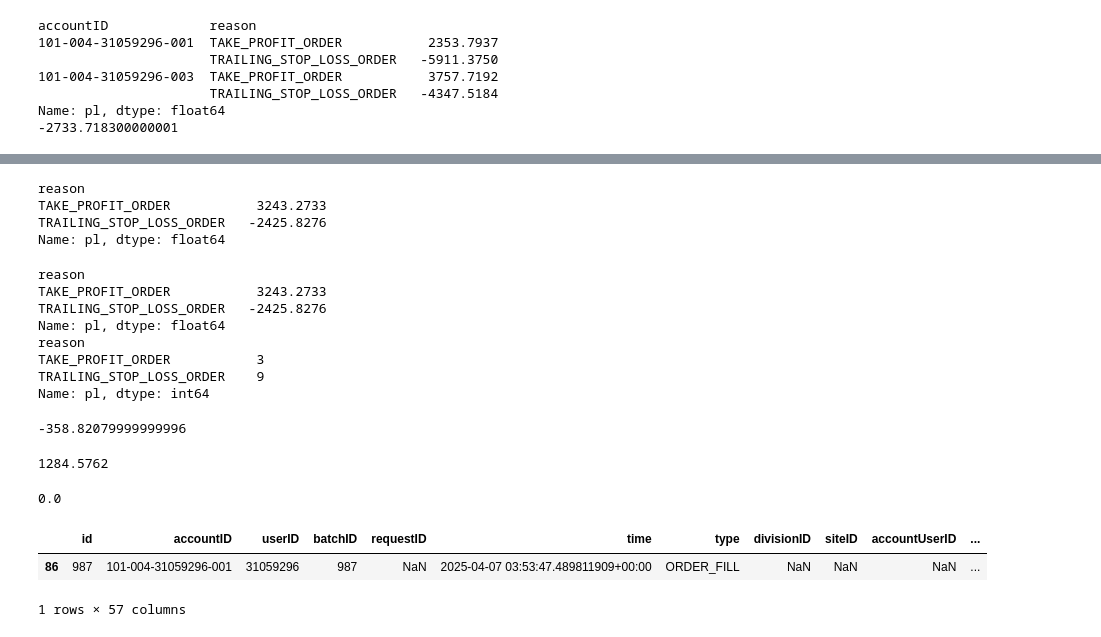
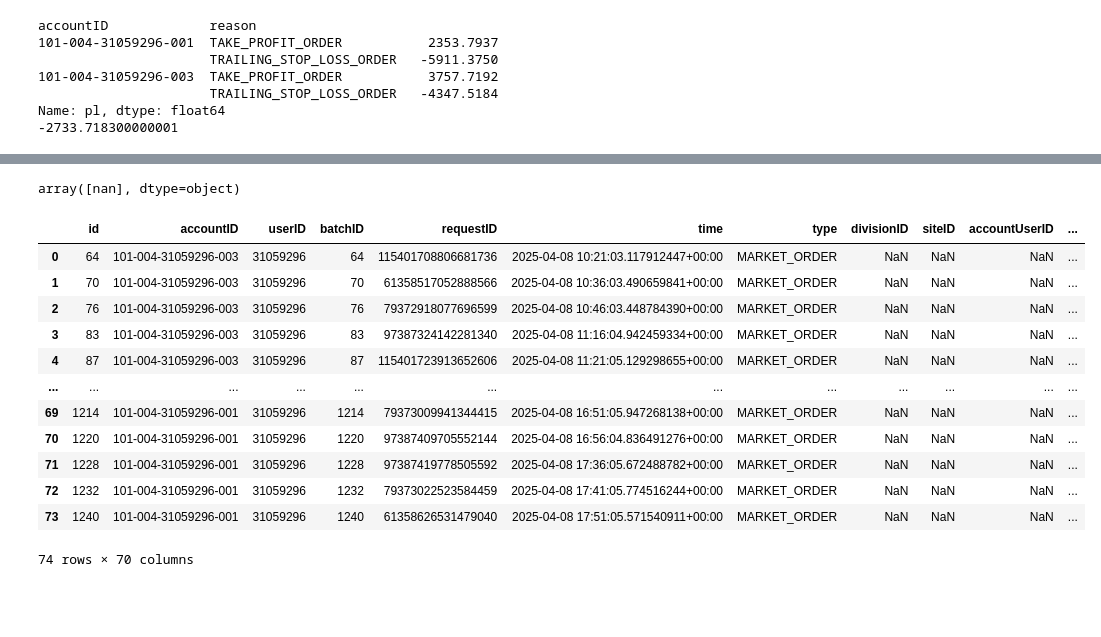
Before and after one commit to vgupta2710/Equity-Plans, a Jupyter notebook: deepnote/Data_Importer/3. Forex PnL.ipynb, the cells around one changed output, grey strips where cells are left out. Saved outputs shown, nothing was run; the diff lists cells and outputs as text; code cells hidden in the pictures; blank space fills up the shorter version.

```diff
--- a/deepnote/Data_Importer/3. Forex PnL.ipynb
+++ b/deepnote/Data_Importer/3. Forex PnL.ipynb
@@ -87,22 +54,0 @@ trans_orders
-# %%
-all_transactions['date'] = all_transactions['time'].dt.date
-all_transactions = all_transactions[all_transactions['date'] == all_transactions['date'].max()]
-all_transactions['pl'] = pd.to_numeric(all_transactions['pl'])
-all_transactions[all_transactions['reason'].isin(['TRAILING_STOP_LOSS_ORDER', 'TAKE_PROFIT_ORDER'])].groupby('reason')['pl'].sum()
-# %% [output]
-reason
-TAKE_PROFIT_ORDER           3243.2733
-TRAILING_STOP_LOSS_ORDER   -2425.8276
-Name: pl, dtype: float64
-# %%
-print(all_transactions[all_transactions['reason'].isin(['TRAILING_STOP_LOSS_ORDER', 'TAKE_PROFIT_ORDER'])].groupby('reason')['pl'].sum())
-print(all_transactions[all_transactions['reason'].isin(['TRAILING_STOP_LOSS_ORDER', 'TAKE_PROFIT_ORDER'])].groupby('reason')['pl'].count())
-# %% [output]
-reason
-TAKE_PROFIT_ORDER           3243.2733
-TRAILING_STOP_LOSS_ORDER   -2425.8276
-Name: pl, dtype: float64
-reason
-TAKE_PROFIT_ORDER           3
-TRAILING_STOP_LOSS_ORDER    9
-Name: pl, dtype: int64
@@ -111,21 +55,23 @@ total_pl=all_transactions[all_transactions['reason'].isin(['TRAILING_STOP_LOSS_O
-# %%
-total_pl['TRAILING_STOP_LOSS_ORDER'] + total_pl['TAKE_PROFIT_ORDER']
-# %% [output]
--358.82079999999996
-# %%
-pd.to_numeric(all_transactions['halfSpreadCost']).sum()
-# %% [output]
-1284.5762
-# %%
-pd.to_numeric(all_transactions['baseFinancing']).sum()
-# %% [output]
-0.0
-# %%
-all_transactions[all_transactions['id']=='987']
-# %% [output]
-|  | id | accountID | userID | batchID | requestID | time | type | divisionID | siteID | accountUserID | ... |
-| 86 | 987 | 101-004-31059296-001 | 31059296 | 987 | NaN | 2025-04-07 03:53:47.489811909+00:00 | ORDER_FILL | NaN | NaN | NaN | ... |
-1 rows × 57 columns
+# %%
+all_transactions['orderID'].unique()
+# %% [output]
+array([nan], dtype=object)
+# %%
+all_transactions
+# %% [output]
+|  | id | accountID | userID | batchID | requestID | time | type | divisionID | siteID | accountUserID | ... |
+| 0 | 64 | 101-004-31059296-003 | 31059296 | 64 | 115401708806681736 | 2025-04-08 10:21:03.117912447+00:00 | MARKET_ORDER | NaN | NaN | NaN | ... |
+| 1 | 70 | 101-004-31059296-003 | 31059296 | 70 | 61358517052888566 | 2025-04-08 10:36:03.490659841+00:00 | MARKET_ORDER | NaN | NaN | NaN | ... |
+| 2 | 76 | 101-004-31059296-003 | 31059296 | 76 | 79372918077696599 | 2025-04-08 10:46:03.448784390+00:00 | MARKET_ORDER | NaN | NaN | NaN | ... |
+| 3 | 83 | 101-004-31059296-003 | 31059296 | 83 | 97387324142281340 | 2025-04-08 11:16:04.942459334+00:00 | MARKET_ORDER | NaN | NaN | NaN | ... |
+| 4 | 87 | 101-004-31059296-003 | 31059296 | 87 | 115401723913652606 | 2025-04-08 11:21:05.129298655+00:00 | MARKET_ORDER | NaN | NaN | NaN | ... |
+| ... | ... | ... | ... | ... | ... | ... | ... | ... | ... | ... | ... |
+| 69 | 1214 | 101-004-31059296-001 | 31059296 | 1214 | 79373009941344415 | 2025-04-08 16:51:05.947268138+00:00 | MARKET_ORDER | NaN | NaN | NaN | ... |
+| 70 | 1220 | 101-004-31059296-001 | 31059296 | 1220 | 97387409705552144 | 2025-04-08 16:56:04.836491276+00:00 | MARKET_ORDER | NaN | NaN | NaN | ... |
+| 71 | 1228 | 101-004-31059296-001 | 31059296 | 1228 | 97387419778505592 | 2025-04-08 17:36:05.672488782+00:00 | MARKET_ORDER | NaN | NaN | NaN | ... |
+| 72 | 1232 | 101-004-31059296-001 | 31059296 | 1232 | 79373022523584459 | 2025-04-08 17:41:05.774516244+00:00 | MARKET_ORDER | NaN | NaN | NaN | ... |
+| 73 | 1240 | 101-004-31059296-001 | 31059296 | 1240 | 61358626531479040 | 2025-04-08 17:51:05.571540911+00:00 | MARKET_ORDER | NaN | NaN | NaN | ... |
+74 rows × 70 columns
 # %% [markdown]
 <a style='text-decoration:none;line-height:16px;display:flex;color:#5B5B62;padding:10px;justify-content:end;' href='https://deepnote.com?utm_source=created-in-deepnote-cell&projectId=a127aa9e-0a77-4af9-a6ce-85e7a9b74042' target="_blank">
 <img alt='Created in deepnote.com' style='display:inline;max-height:16px;margin:0px;margin-right:7.5px;' src='embedded-picture-1' > </img>
```
Also changed, not shown: parts of 7 cells of this notebook, 2 other files.
